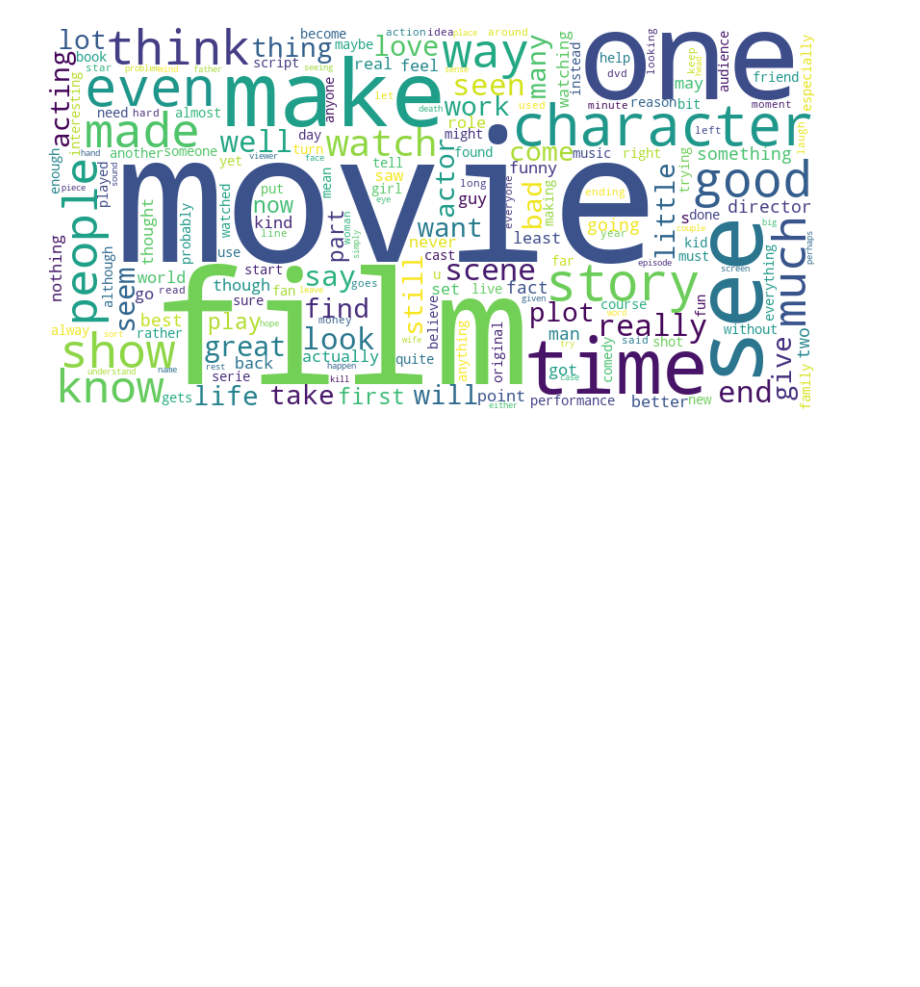
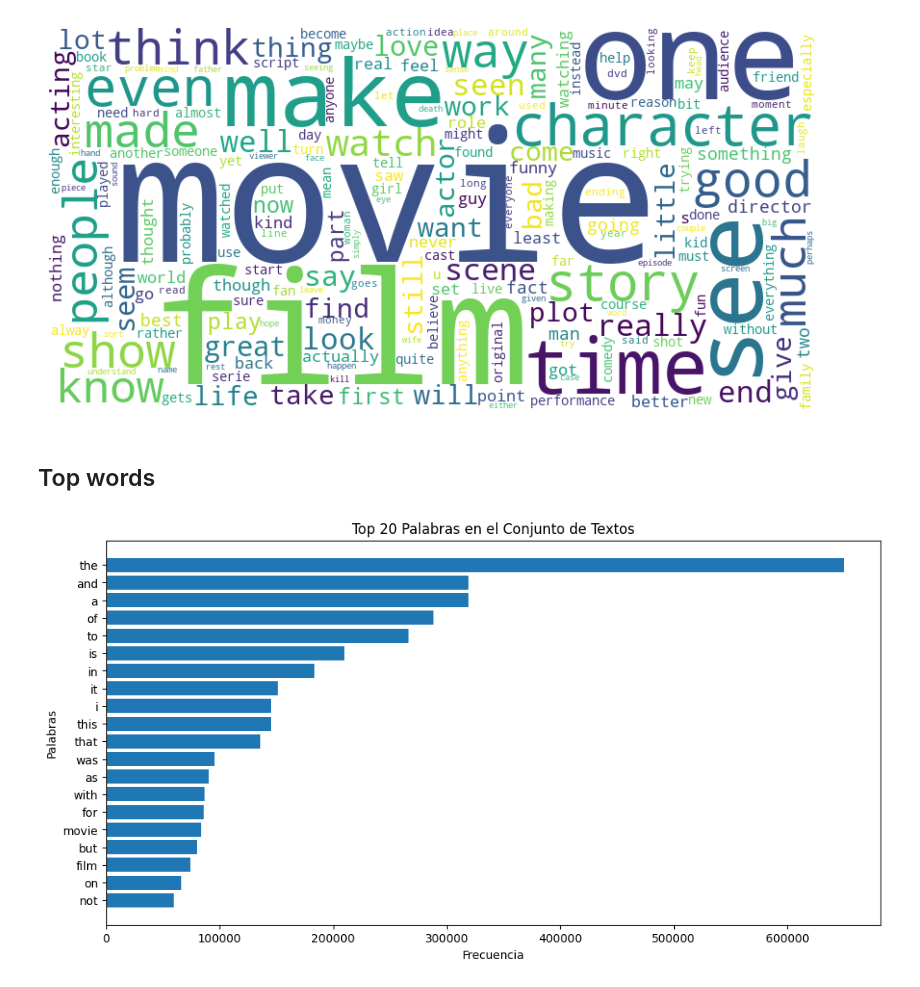
Before and after one commit to armadrigal/movie-review-opinion-analysis-and-language-detection, a Jupyter notebook: Opinion Analysis English.ipynb, the cells around one changed output. Drawn from its saved outputs; the diff is of its cells as text; code cells hidden in the pictures; blank space fills up the shorter version.

```diff
--- a/Opinion Analysis English.ipynb
+++ b/Opinion Analysis English.ipynb
@@ -96,3 +96,22 @@ plt.axis('off')
 plt.show()
 # %% [output]
 [figure]
+# %% [markdown]
+## Top words
+# %%
+words = []
+for sentence in tokenized_sentences:
+    words.extend(sentence)
+frequency = FreqDist(words)
+top_20 = frequency.most_common(20)
+words, freq = zip(*top_20)
+# %%
+plt.figure(figsize=(12, 6))
+plt.barh(words, freq)
+plt.xlabel('Frecuencia')
+plt.ylabel('Palabras')
+plt.title('Top 20 Palabras en el Conjunto de Textos')
+plt.gca().invert_yaxis()
+plt.show()
+# %% [output]
+[figure, added]
```
